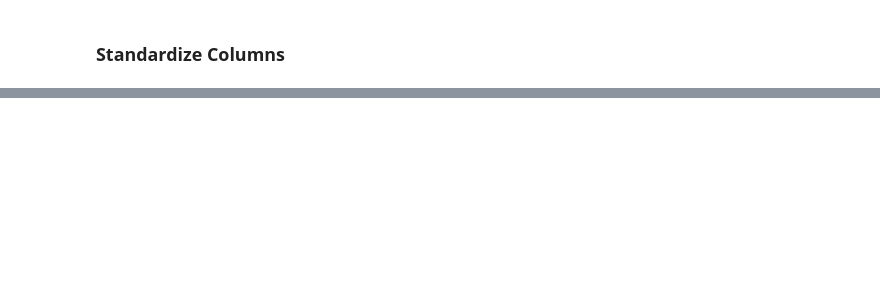
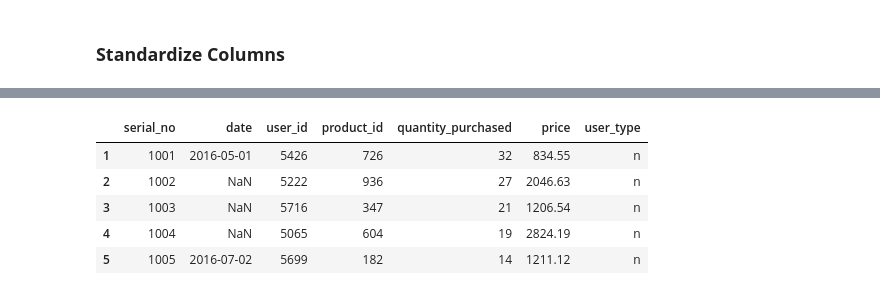
Before and after one commit to cleysonl/ML_Bootcamp_CLL, a Jupyter notebook: Data_Processing_and_Analysis.ipynb, the cells around one changed output, grey strips where cells are left out. Cells and saved outputs as stored; diff of their text form; code cells hidden in the pictures; blank space fills up the shorter version.

```diff
--- a/Data_Processing_and_Analysis.ipynb
+++ b/Data_Processing_and_Analysis.ipynb
@@ -185,0 +258,10 @@ max    1999.000000  5999.000000  1095.000000            41.00000  9500.200000
+# %%
+# excluding specific rows
+display(df.drop([0,24,51], axis=0).head())
+# %% [output]
+|  | serial_no | date | user_id | product_id | quantity_purchased | price | user_type |
+| 1 | 1001 | 2016-05-01 | 5426 | 726 | 32 | 834.55 | n |
+| 2 | 1002 | NaN | 5222 | 936 | 27 | 2046.63 | n |
+| 3 | 1003 | NaN | 5716 | 347 | 21 | 1206.54 | n |
+| 4 | 1004 | NaN | 5065 | 604 | 19 | 2824.19 | n |
+| 5 | 1005 | 2016-07-02 | 5699 | 182 | 14 | 1211.12 | n |
```
Also changed, not shown: parts of 28 cells of this notebook.
